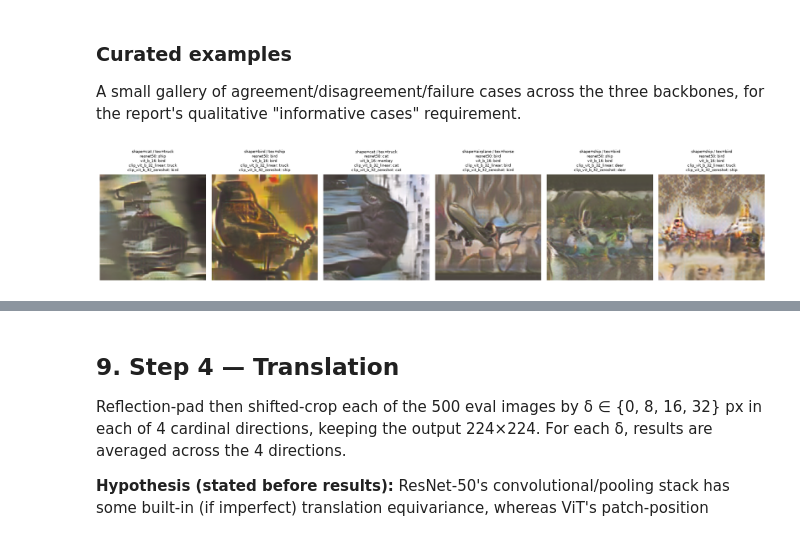
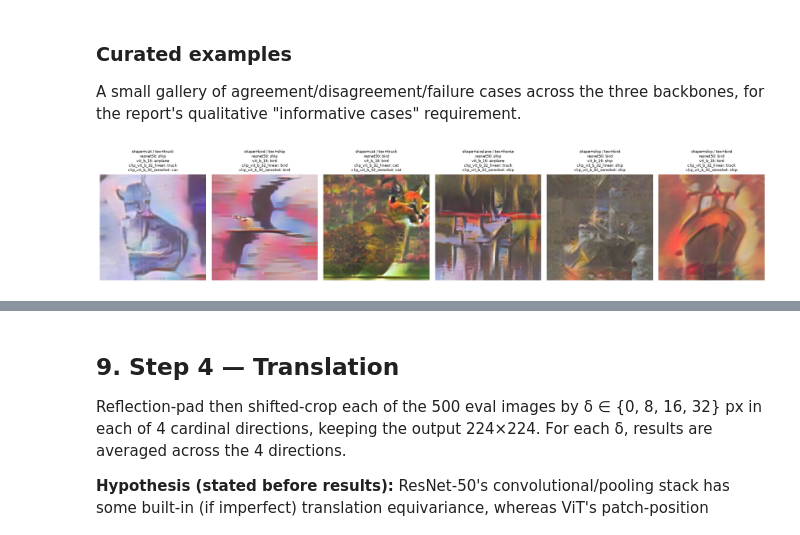
Before and after one commit to ayaanzia/atml-assignment-1, a Jupyter notebook: task1/task1.ipynb, the cells around one changed output, grey strips where cells are left out. Drawn from its saved outputs; the diff is of its cells as text; code cells hidden in the pictures.

Commit message:
fixed cue conflict issue

```diff
--- a/task1/task1.ipynb
+++ b/task1/task1.ipynb
@@ -434,7 +432,7 @@ CUE_CONFLICT_PAIRS = [
     ("horse", "airplane"),
     ("monkey", "deer"),
 ]
-TARGET_PER_BUCKET = 22  # aim slightly above 20/bucket to comfortably clear the >=200 total target after rejections
+TARGET_PER_BUCKET = 30  # post-calibration buffer for >=200 reasonably balanced accepted images
 class_to_idx = {c: i for i, c in enumerate(STL10_CLASSES)}
 # %%
 # Build per-class pools of (image_tensor, image_id) from the eval subset,
@@ -461,7 +459,9 @@ truck 50
 # %%
 rng_cue = make_rng("cue_conflict_sampling")
 rejection_log = {}
+candidate_records = []  # all decoded candidates, retained for threshold calibration
 accepted_records = []  # list of dicts: content_class, texture_class, direction, content_id, style_id, image tensor
+rejected_records = []
 
 def sample_pairs(pool_a, pool_b, n, rng):
     idx_a = rng.integers(0, len(pool_a), size=n)
@@ -480,21 +480,30 @@ for (cls_a, cls_b) in CUE_CONFLICT_PAIRS:
             content_np = content_img.permute(1, 2, 0).cpu().numpy()
             stylized_np = stylized.squeeze(0).permute(1, 2, 0).cpu().numpy()
             check = mx.is_valid_cue_conflict(content_np, stylized_np)
+            record = {
+                "pair": f"{cls_a}-{cls_b}", "direction": direction, "bucket_key": bucket_key,
+                "content_class": STL10_CLASSES[content_cls], "texture_class": STL10_CLASSES[style_cls],
+                "content_class_idx": content_cls, "texture_class_idx": style_cls,
+                "content_id": content_id, "style_id": style_id,
+                "image": stylized.squeeze(0).cpu(), "ssim": check["ssim_to_content"],
+                "pixel_std": check["pixel_std"], "degenerate": check["degenerate"],
+            }
+            candidate_records.append(record)
             if check["accepted"]:
                 n_accept += 1
-                accepted_records.append({
-                    "pair": f"{cls_a}-{cls_b}", "direction": direction,
-                    "content_class": STL10_CLASSES[content_cls], "texture_class": STL10_CLASSES[style_cls],
-                    "content_class_idx": content_cls, "texture_class_idx": style_cls,
-                    "content_id": content_id, "style_id": style_id,
-                    "image": stylized.squeeze(0).cpu(), "ssim": check["ssim_to_content"],
-                })
+                accepted_records.append(record)
             else:
                 n_reject += 1
+                rejected_records.append(record)
         rejection_log[bucket_key] = {"accepted": n_accept, "rejected": n_reject, "target": TARGET_PER_BUCKET}
         print(bucket_key, rejection_log[bucket_key])
 
 save_json(rejection_log, RESULTS_DIR / "cue_conflict_rejection_log.json")
+cue_manifest = pd.DataFrame([
+    {"cue_id": cuecal.cue_conflict_id(rec), **{k: v for k, v in rec.items() if k != "image"}}
+    for rec in accepted_records
+])
+cue_manifest.to_csv(RESULTS_DIR / "cue_conflict_manifest.csv", index=False)
 print(f"Total accepted cue-conflict images: {len(accepted_records)}")
 assert len(accepted_records) >= 200, "Increase TARGET_PER_BUCKET if the 200-image target was not reached after rejections."
 # %% [output]
@@ -522,7 +531,7 @@ class CueConflictDataset(torch.utils.data.Dataset):
         # single ground-truth label); we pass content_class_idx as a
         # placeholder "label" purely so the DataLoader/caching machinery
         # (which expects (image, label, id)) works unchanged.
-        return r["image"], r["content_class_idx"], f"cueconflict-{i}"
+        return r["image"], r["content_class_idx"], cuecal.cue_conflict_id(r)
 
 cue_ds = CueConflictDataset(accepted_records)
 cue_loader = dm.make_loader(cue_ds, batch_size=100, shuffle=False)
@@ -533,7 +542,7 @@ for name, r in cue_results_by_model.items():
     id_to_pred = dict(zip(r["image_ids"], r["preds"]))
     decisions_by_pair = {}
     for i, rec in enumerate(accepted_records):
-        iid = f"cueconflict-{i}"
+        iid = cuecal.cue_conflict_id(rec)
         pred = id_to_pred[iid]
         decision = mx.classify_shape_texture(pred, rec["content_class_idx"], rec["texture_class_idx"])
         decisions_by_pair.setdefault(rec["pair"], []).append(decision)
@@ -559,25 +568,25 @@ backbones, for the report's qualitative "informative cases" requirement.
 # %%
 def show_cue_conflict_gallery(records, results_by_model, n=6, seed_name="gallery_pick"):
     rng = make_rng(seed_name)
     pick = rng.choice(len(records), size=min(n, len(records)), replace=False)
     fig, axes = plt.subplots(1, len(pick), figsize=(3 * len(pick), 3.5))
     if len(pick) == 1:
         axes = [axes]
     for ax, i in zip(axes, pick):
         rec = records[i]
         img = rec["image"].permute(1, 2, 0).numpy()
         ax.imshow(np.clip(img, 0, 1))
         ax.axis("off")
-        iid = f"cueconflict-{i}"
+        iid = cuecal.cue_conflict_id(rec)
         title_lines = [f"shape={rec['content_class']} / tex={rec['texture_class']}"]
         for name, r in results_by_model.items():
             pred_idx = dict(zip(r["image_ids"], r["preds"]))[iid]
             title_lines.append(f"{name}: {STL10_CLASSES[pred_idx]}")
         ax.set_title("\n".join(title_lines), fontsize=7)
     plt.tight_layout()
     fig.savefig(FIGURES_DIR / "cue_conflict_gallery.png", dpi=150)
     plt.show()
 
 show_cue_conflict_gallery(accepted_records, cue_results_by_model)
 # %% [output]
-[figure, old version]
+[figure, new version]
```
Also changed, not shown: parts of 13 cells of this notebook, 21 other files.
